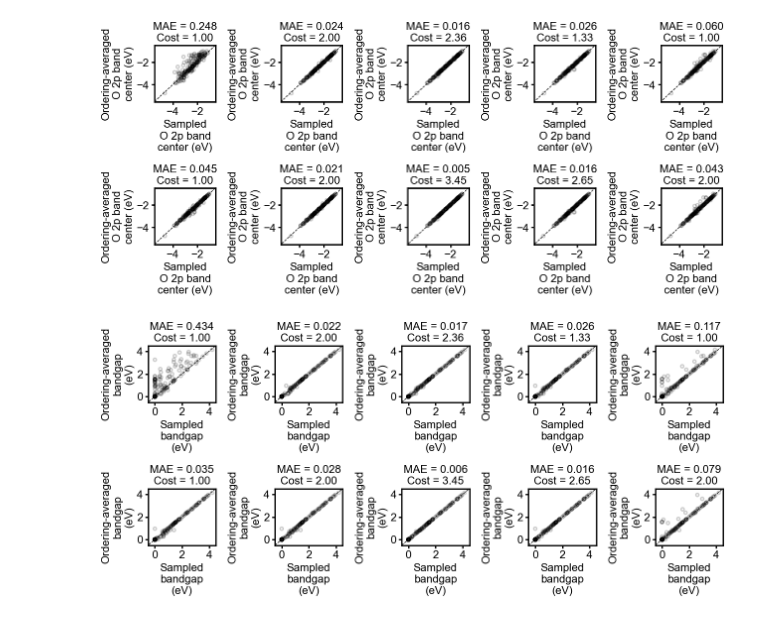
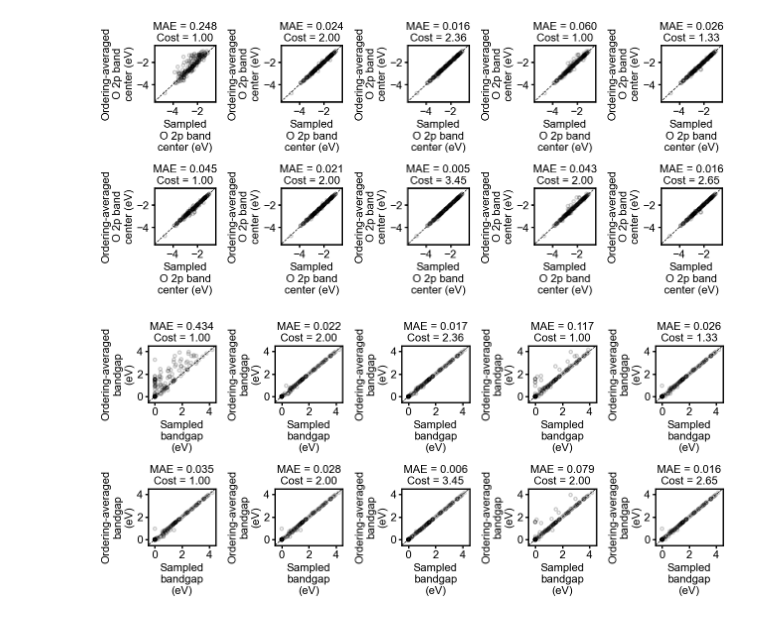
Before and after one commit to learningmatter-mit/Perovskite-Ordering-Descriptors, a Jupyter notebook: descriptors/perovskite_ordering_descriptors.ipynb, the cells around one changed output. Drawn from its saved outputs; the diff is of its cells as text; code cells hidden in the pictures.

```diff
--- a/descriptors/perovskite_ordering_descriptors.ipynb
+++ b/descriptors/perovskite_ordering_descriptors.ipynb
@@ -394,24 +394,24 @@ plt.savefig('../figures/sampling_' + prop + '.pdf', bbox_inches='tight')
 # %%
 sampling_types = [
     ['random', 'rocksalt', 'rocksalt_random', 'rocksalt_layered'],
     ['dft_rocksalt_layered_random', 'dft_rocksalt_layered_all', 'm3gnet_rocksalt_random', 'm3gnet_rocksalt_all', 'm3gnet_lowest_1', 'm3gnet_lowest_2']
 ]
 
 sampling_plot_arrangement = [
-    ['random', 'rocksalt_random', 'dft_rocksalt_layered_random', 'm3gnet_rocksalt_random', 'm3gnet_lowest_1'],
-    ['rocksalt', 'rocksalt_layered', 'dft_rocksalt_layered_all', 'm3gnet_rocksalt_all', 'm3gnet_lowest_2']
+    ['random', 'rocksalt_random', 'dft_rocksalt_layered_random', 'm3gnet_lowest_1', 'm3gnet_rocksalt_random'],
+    ['rocksalt', 'rocksalt_layered', 'dft_rocksalt_layered_all', 'm3gnet_lowest_2', 'm3gnet_rocksalt_all']
 ]
 
 fig, axs = plt.subplot_mosaic(sampling_plot_arrangement, figsize=(13, 6))
 
 perovskite_ordering_data_filtered = perovskite_ordering_data[~perovskite_ordering_data['dft_rocksalt_layered_diff'].isna()]
 prop = 'dft_bandgap'
 axis_name = 'bandgap\n(eV)'
 axis_lim = [-0.5, 4.5]
 
 plot_sampling_results(perovskite_ordering_data_filtered, sampling_types, prop, axs, axis_name, axis_lim)
 
 plt.tight_layout()
 plt.savefig('../figures/sampling_' + prop + '.pdf', bbox_inches='tight')
 # %% [output]
-[figure, old version]
+[figure, new version]
```
Also changed, not shown: parts of 1 cell of this notebook, 14 other files.
